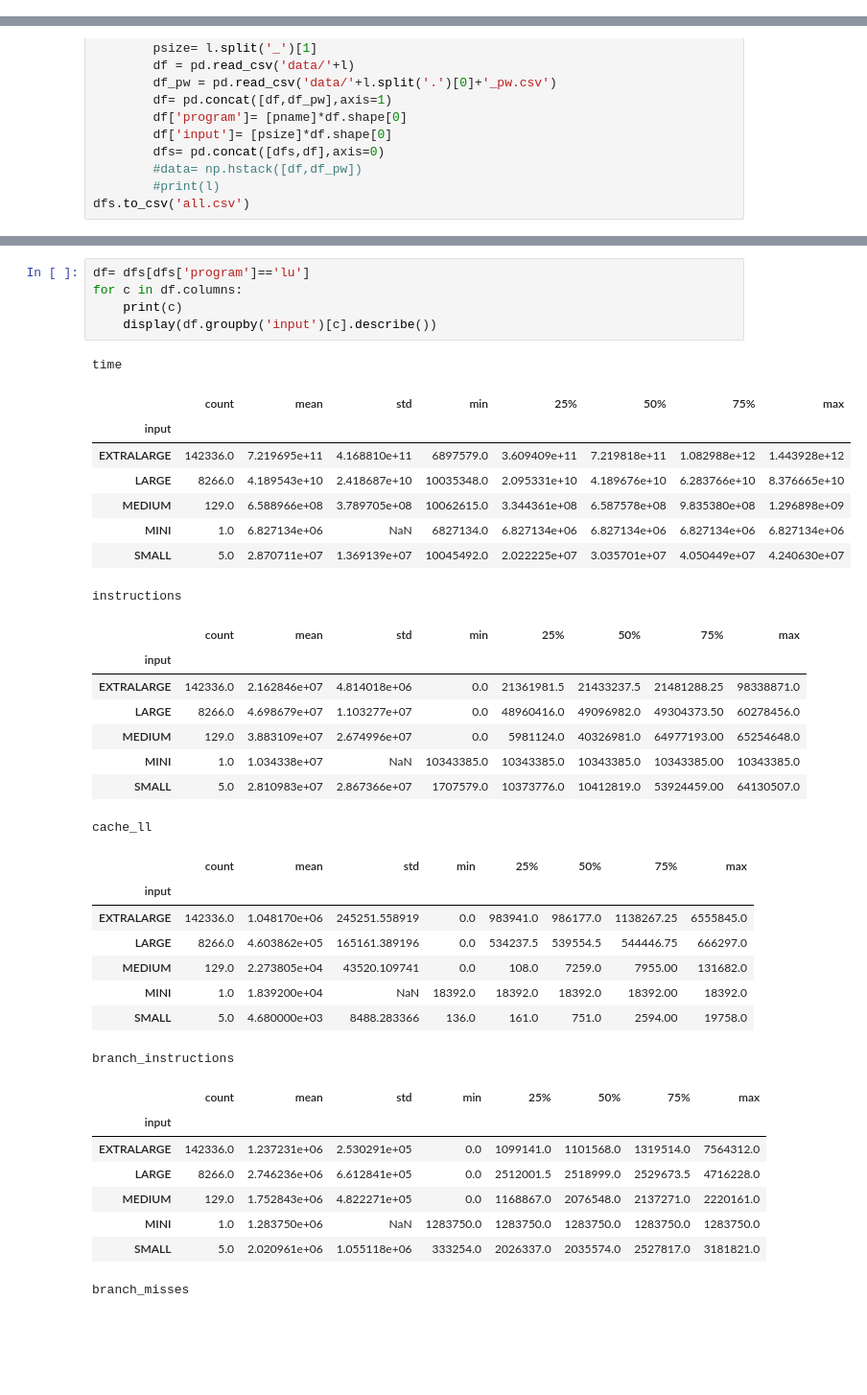
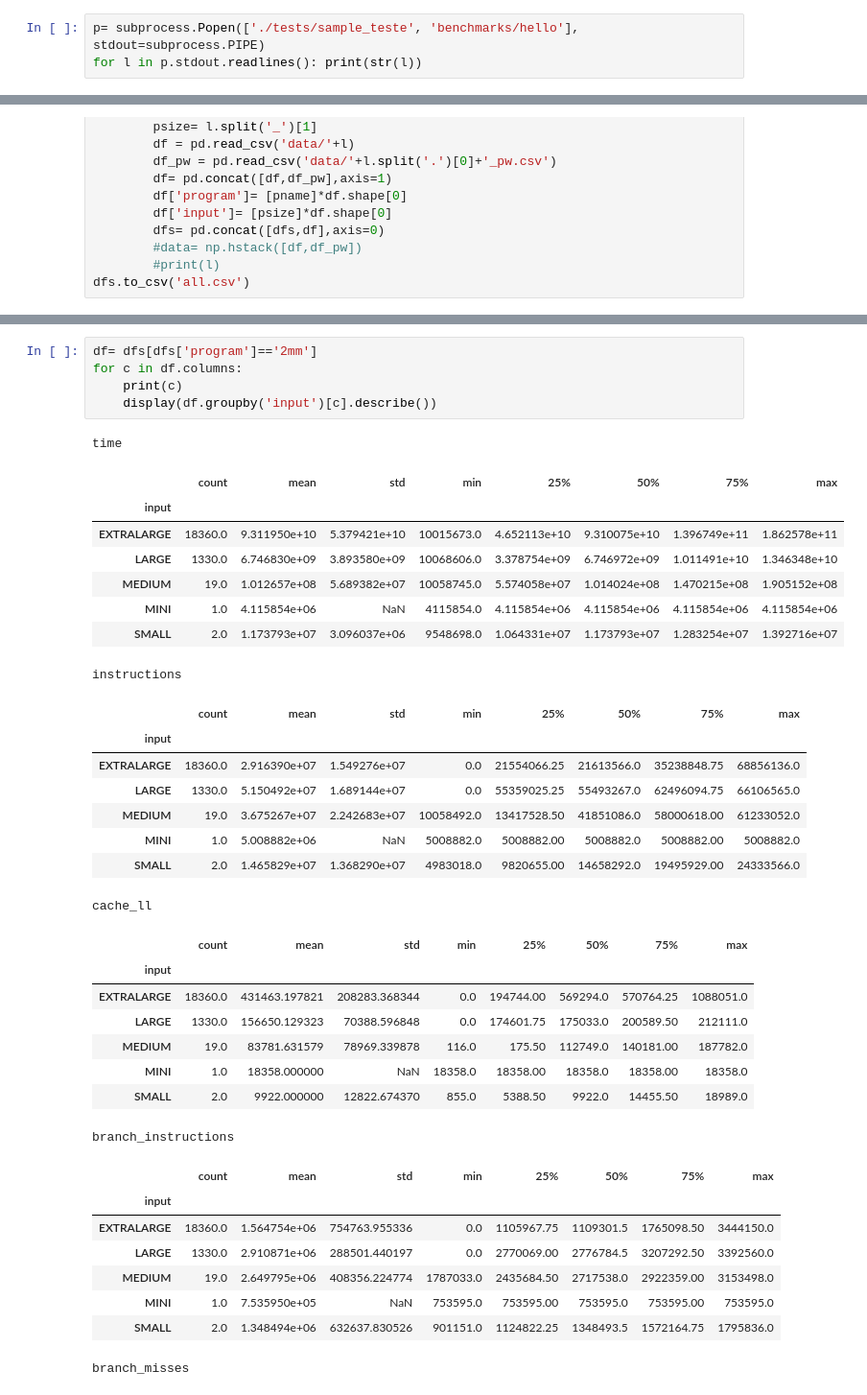
Before and after one commit to VitorRamos/energy, a Jupyter notebook: energyOptimal/perf/analysis.ipynb, the cells around one changed output, grey strips where cells are left out. Shown at 96% size. Drawn from its saved outputs; the diff is of its cells as text; blank space fills up the shorter version.

```diff
--- a/energyOptimal/perf/analysis.ipynb
+++ b/energyOptimal/perf/analysis.ipynb
@@ -287,3 +287,6 @@ Each n events a signal is genereted and call the predifined function.
 Wait for the event file descriptor set a flag after n events.
 ### Time
 Sample every n ms
+# %%
+p= subprocess.Popen(['./tests/sample_teste', 'benchmarks/hello'], stdout=subprocess.PIPE)
+for l in p.stdout.readlines(): print(str(l))
@@ -404,41 +422,41 @@ dfs.to_csv('all.csv')
 # %%
-df= dfs[dfs['program']=='lu']
+df= dfs[dfs['program']=='2mm']
 for c in df.columns:
     print(c)
     display(df.groupby('input')[c].describe())
 # %% [output]
 time
 |  | count | mean | std | min | 25% | 50% | 75% | max |
 | input |  |  |  |  |  |  |  |  |
-| EXTRALARGE | 142336.0 | 7.219695e+11 | 4.168810e+11 | 6897579.0 | 3.609409e+11 | 7.219818e+11 | 1.082988e+12 | 1.443928e+12 |
-| LARGE | 8266.0 | 4.189543e+10 | 2.418687e+10 | 10035348.0 | 2.095331e+10 | 4.189676e+10 | 6.283766e+10 | 8.376665e+10 |
-| MEDIUM | 129.0 | 6.588966e+08 | 3.789705e+08 | 10062615.0 | 3.344361e+08 | 6.587578e+08 | 9.835380e+08 | 1.296898e+09 |
-| MINI | 1.0 | 6.827134e+06 | NaN | 6827134.0 | 6.827134e+06 | 6.827134e+06 | 6.827134e+06 | 6.827134e+06 |
-| SMALL | 5.0 | 2.870711e+07 | 1.369139e+07 | 10045492.0 | 2.022225e+07 | 3.035701e+07 | 4.050449e+07 | 4.240630e+07 |
+| EXTRALARGE | 18360.0 | 9.311950e+10 | 5.379421e+10 | 10015673.0 | 4.652113e+10 | 9.310075e+10 | 1.396749e+11 | 1.862578e+11 |
+| LARGE | 1330.0 | 6.746830e+09 | 3.893580e+09 | 10068606.0 | 3.378754e+09 | 6.746972e+09 | 1.011491e+10 | 1.346348e+10 |
+| MEDIUM | 19.0 | 1.012657e+08 | 5.689382e+07 | 10058745.0 | 5.574058e+07 | 1.014024e+08 | 1.470215e+08 | 1.905152e+08 |
+| MINI | 1.0 | 4.115854e+06 | NaN | 4115854.0 | 4.115854e+06 | 4.115854e+06 | 4.115854e+06 | 4.115854e+06 |
+| SMALL | 2.0 | 1.173793e+07 | 3.096037e+06 | 9548698.0 | 1.064331e+07 | 1.173793e+07 | 1.283254e+07 | 1.392716e+07 |
 instructions
 |  | count | mean | std | min | 25% | 50% | 75% | max |
 | input |  |  |  |  |  |  |  |  |
-| EXTRALARGE | 142336.0 | 2.162846e+07 | 4.814018e+06 | 0.0 | 21361981.5 | 21433237.5 | 21481288.25 | 98338871.0 |
-| LARGE | 8266.0 | 4.698679e+07 | 1.103277e+07 | 0.0 | 48960416.0 | 49096982.0 | 49304373.50 | 60278456.0 |
-| MEDIUM | 129.0 | 3.883109e+07 | 2.674996e+07 | 0.0 | 5981124.0 | 40326981.0 | 64977193.00 | 65254648.0 |
-| MINI | 1.0 | 1.034338e+07 | NaN | 10343385.0 | 10343385.0 | 10343385.0 | 10343385.00 | 10343385.0 |
-| SMALL | 5.0 | 2.810983e+07 | 2.867366e+07 | 1707579.0 | 10373776.0 | 10412819.0 | 53924459.00 | 64130507.0 |
+| EXTRALARGE | 18360.0 | 2.916390e+07 | 1.549276e+07 | 0.0 | 21554066.25 | 21613566.0 | 35238848.75 | 68856136.0 |
+| LARGE | 1330.0 | 5.150492e+07 | 1.689144e+07 | 0.0 | 55359025.25 | 55493267.0 | 62496094.75 | 66106565.0 |
+| MEDIUM | 19.0 | 3.675267e+07 | 2.242683e+07 | 10058492.0 | 13417528.50 | 41851086.0 | 58000618.00 | 61233052.0 |
+| MINI | 1.0 | 5.008882e+06 | NaN | 5008882.0 | 5008882.00 | 5008882.0 | 5008882.00 | 5008882.0 |
+| SMALL | 2.0 | 1.465829e+07 | 1.368290e+07 | 4983018.0 | 9820655.00 | 14658292.0 | 19495929.00 | 24333566.0 |
 cache_ll
 |  | count | mean | std | min | 25% | 50% | 75% | max |
 | input |  |  |  |  |  |  |  |  |
-| EXTRALARGE | 142336.0 | 1.048170e+06 | 245251.558919 | 0.0 | 983941.0 | 986177.0 | 1138267.25 | 6555845.0 |
-| LARGE | 8266.0 | 4.603862e+05 | 165161.389196 | 0.0 | 534237.5 | 539554.5 | 544446.75 | 666297.0 |
-| MEDIUM | 129.0 | 2.273805e+04 | 43520.109741 | 0.0 | 108.0 | 7259.0 | 7955.00 | 131682.0 |
-| MINI | 1.0 | 1.839200e+04 | NaN | 18392.0 | 18392.0 | 18392.0 | 18392.00 | 18392.0 |
-| SMALL | 5.0 | 4.680000e+03 | 8488.283366 | 136.0 | 161.0 | 751.0 | 2594.00 | 19758.0 |
+| EXTRALARGE | 18360.0 | 431463.197821 | 208283.368344 | 0.0 | 194744.00 | 569294.0 | 570764.25 | 1088051.0 |
+| LARGE | 1330.0 | 156650.129323 | 70388.596848 | 0.0 | 174601.75 | 175033.0 | 200589.50 | 212111.0 |
+| MEDIUM | 19.0 | 83781.631579 | 78969.339878 | 116.0 | 175.50 | 112749.0 | 140181.00 | 187782.0 |
+| MINI | 1.0 | 18358.000000 | NaN | 18358.0 | 18358.00 | 18358.0 | 18358.00 | 18358.0 |
+| SMALL | 2.0 | 9922.000000 | 12822.674370 | 855.0 | 5388.50 | 9922.0 | 14455.50 | 18989.0 |
 branch_instructions
 |  | count | mean | std | min | 25% | 50% | 75% | max |
 | input |  |  |  |  |  |  |  |  |
-| EXTRALARGE | 142336.0 | 1.237231e+06 | 2.530291e+05 | 0.0 | 1099141.0 | 1101568.0 | 1319514.0 | 7564312.0 |
-| LARGE | 8266.0 | 2.746236e+06 | 6.612841e+05 | 0.0 | 2512001.5 | 2518999.0 | 2529673.5 | 4716228.0 |
-| MEDIUM | 129.0 | 1.752843e+06 | 4.822271e+05 | 0.0 | 1168867.0 | 2076548.0 | 2137271.0 | 2220161.0 |
-| MINI | 1.0 | 1.283750e+06 | NaN | 1283750.0 | 1283750.0 | 1283750.0 | 1283750.0 | 1283750.0 |
-| SMALL | 5.0 | 2.020961e+06 | 1.055118e+06 | 333254.0 | 2026337.0 | 2035574.0 | 2527817.0 | 3181821.0 |
+| EXTRALARGE | 18360.0 | 1.564754e+06 | 754763.955336 | 0.0 | 1105967.75 | 1109301.5 | 1765098.50 | 3444150.0 |
+| LARGE | 1330.0 | 2.910871e+06 | 288501.440197 | 0.0 | 2770069.00 | 2776784.5 | 3207292.50 | 3392560.0 |
+| MEDIUM | 19.0 | 2.649795e+06 | 408356.224774 | 1787033.0 | 2435684.50 | 2717538.0 | 2922359.00 | 3153498.0 |
+| MINI | 1.0 | 7.535950e+05 | NaN | 753595.0 | 753595.00 | 753595.0 | 753595.00 | 753595.0 |
+| SMALL | 2.0 | 1.348494e+06 | 632637.830526 | 901151.0 | 1124822.25 | 1348493.5 | 1572164.75 | 1795836.0 |
 branch_misses
 |  | count | mean | std | min | 25% | 50% | 75% | max |
 | input |  |  |  |  |  |  |  |  |
```
Also changed, not shown: parts of 17 cells of this notebook, 1 other file.
